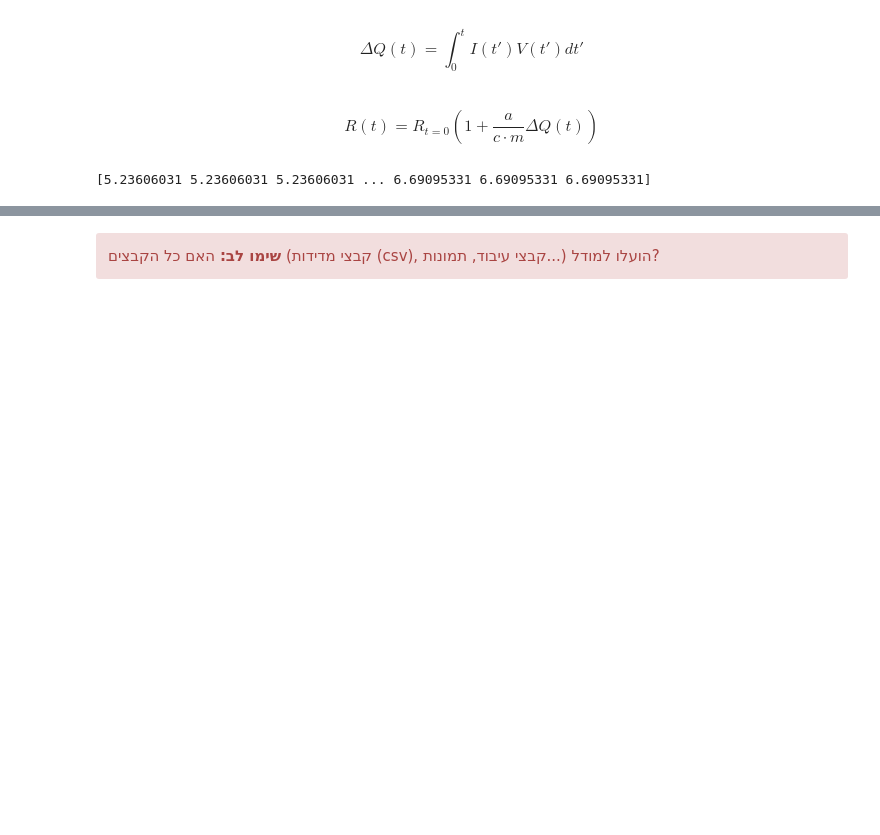
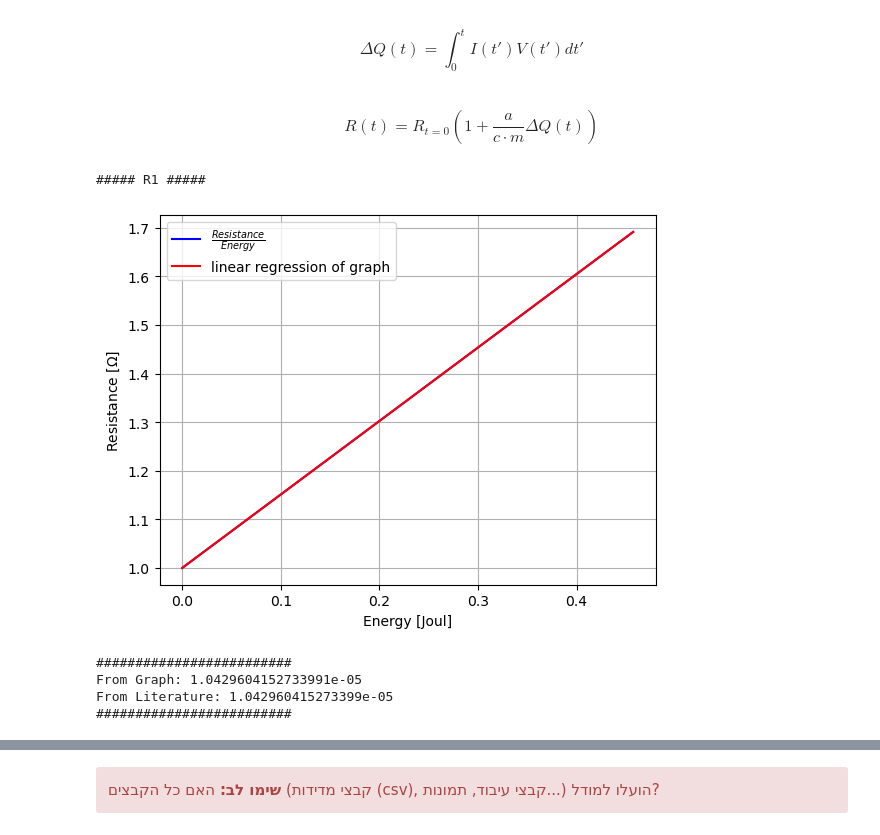
Before and after one commit to eranShalev/Resistance_Lab, a Jupyter notebook: Lab2_Resistance_LogBook_Arad_Eran.ipynb, the cells around one changed output, grey strips where cells are left out. Drawn from its saved outputs; the diff is of its cells as text; code cells hidden in the pictures; blank space fills up the shorter version.

Commit message:
Added Graphs and Linear Regressions. TODO: Calculate errors

```diff
--- a/Lab2_Resistance_LogBook_Arad_Eran.ipynb
+++ b/Lab2_Resistance_LogBook_Arad_Eran.ipynb
@@ -296,10 +287,5 @@ def IVRE(t, Vx, Vy, metal_type):
     return I,V,R,E
 
 
-t, Vx, Vy = importData("Measurements//R1.CSV")
-I, V, R, E = IVRE(t, Vx, Vy, "co")
-print(I)
 
 # fit = linregress()
-# %% [output]
-[5.23606031 5.23606031 5.23606031 ... 6.69095331 6.69095331 6.69095331]
@@ -307,0 +292,35 @@ print(I)
+# %%
+### Measurement of R1
+print("##### R1 #####")
+
+t, Vx, Vy = importData("Measurements//R1.CSV")
+I, V, R, E = IVRE(t, Vx, Vy, "co")
+
+plt.figure()
+
+# Resistance as a function of energy
+plt.plot(E, R, 'b', label="$\\frac{Resistance}{Energy}$")
+
+
+plt.xlabel("Energy [Joul]")
+plt.ylabel("Resistance [$\\Omega$]")
+
+# Linear Regression of graph
+
+fit = linregress(E, R)
+slope, intercept, rvalue = fit.slope, fit.intercept, fit.rvalue
+plt.plot(E, E * slope + intercept, 'r', label='linear regression of graph')
+
+plt.grid()
+plt.legend()
+plt.show()
+
+
+print("#########################", f"\nFrom Graph: {slope * mass_Cu}\nFrom Literature: {alpha_lit_Cu/hc_lit_Cu}", "\n#########################")
+# %% [output]
+##### R1 #####
+[figure, added]
+#########################
+From Graph: 1.0429604152733991e-05
+From Literature: 1.042960415273399e-05
+#########################
```
Also changed, not shown: parts of 8 cells of this notebook.
